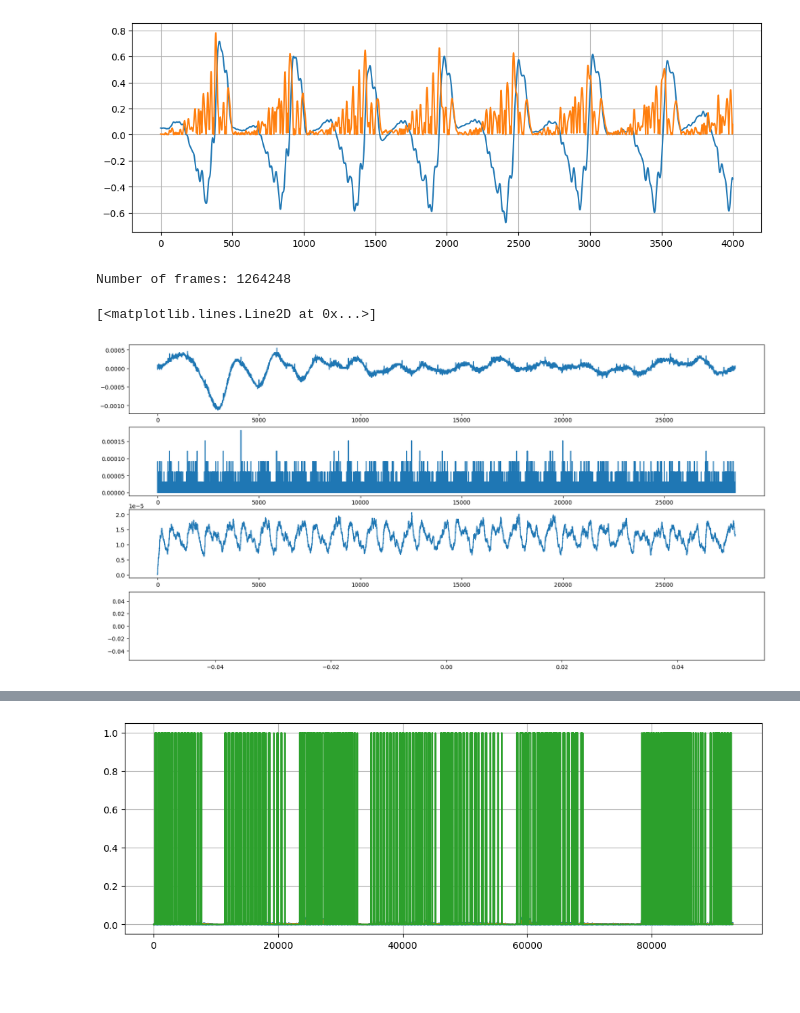
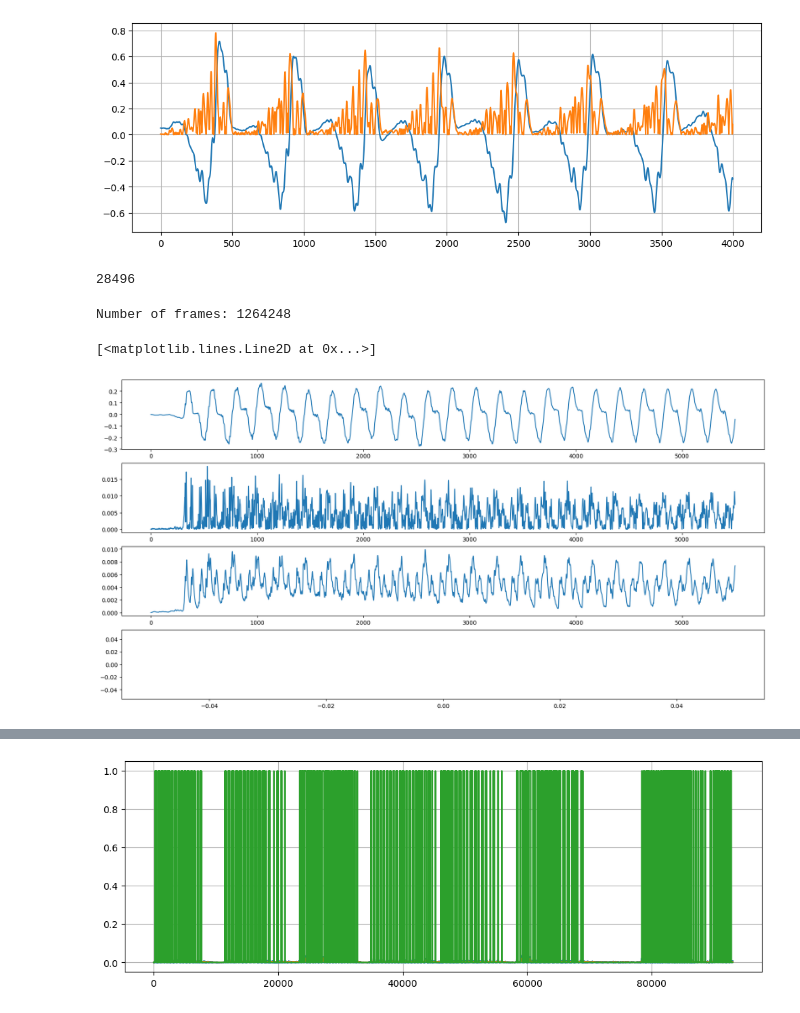
Before and after one commit to fletchjeff/prex_pedal, a Jupyter notebook: Prex Explorer.ipynb, the cells around one changed output, grey strips where cells are left out. Saved outputs shown, nothing was run; the diff lists cells and outputs as text; code cells hidden in the pictures; blank space fills up the shorter version.

Commit message:
Working plots

```diff
--- a/Prex Explorer.ipynb
+++ b/Prex Explorer.ipynb
@@ -37,6 +37,11 @@ def non_linear_transform(x,threshold=0.5):
         return x ** 1.5
     else:
         return x
+# %%
+attack_coeff=0.93
+release_coeff=0.93
+# %% [output]
+28496
 # %%
 wav_values = []
 wav_slope = []
@@ -44,12 +49,10 @@ wav_envelope = []
 wav_envelope_non_linear = []
 maxes = []
 
-wav_start = 5000000
+wav_start = 0
 wav_len = 160000
 
 slope_padding = 30
-attack_coeff=0.99
-release_coeff=0.99
 threshold=0.010
 
 last_max = 0
@@ -64,7 +67,7 @@ spf = wave.open("16bit/Recording.wav", "rb")
 no_of_frames = spf.getnframes()
 print(f"Number of frames: {no_of_frames}")
 signal = spf.readframes(no_of_frames)
-osc_bytes = signal[wav_start:wav_start+wav_len*2]
+osc_bytes = signal #[wav_start:wav_start+wav_len*2]
 #osc_bytes = signal[0:no_of_frames*2]
 
 osc_np = np.frombuffer(osc_bytes,dtype="int16")
@@ -80,42 +83,45 @@ min_peak_count = sample_rate / max_freq
 
 envelope = 0
 counter = 0
-for i in range(0, len(osc_np_norm)):
+start_point = 1048500
+end_point = 5500
+ranger = no_of_frames #10000000# len(osc_np_norm)
+for i in range(0, end_point):
 
     # Append the current value of the signal to the wav_values array
-    wav_values.append(osc_np_norm[i])
+    wav_values.append(osc_np_norm[i+start_point])
 
     # Calculate the slope of the signal from the difference between the current value to the previous value
     if i > 0:
-        wav_slope.append(abs(osc_np_norm[i] - osc_np_norm[i-1]))
+        wav_slope.append(abs(osc_np_norm[i+start_point] - osc_np_norm[i+start_point-1]))
         # if counter > min_peak_count:
         #     if (wav_slope[i] > current_max) and (wav_slope[i] > 0.01):
         #         current_max = wav_slope[i]
         #         maxes.append(current_max)
         #         counter = 0
         #     else:
         #         maxes.append(0)
         # counter += 1
     else:
         wav_slope.append(0)
 
     # Add the envelope value calculated in the last loop to the wav_envelope array
     wav_envelope.append(envelope)
 
     # Smooth the envelope by using the `slew` function
     envelope = slew(envelope, wav_slope[i],attack_coeff=attack_coeff, release_coeff=release_coeff)
 
     #Transform the envelope using the `non_linear_transform` function to try exagerate the peaks
     wav_envelope_non_linear.append(non_linear_transform(envelope,threshold=threshold))
     #print(f"{i}: {wav_values[i]} - {wav_slope[i]} - {wav_envelope[i]} - {wav_envelope_non_linear[i]}")
 
 fig, axs = plt.subplots(4,1,figsize=(20,10))
 axs[0].plot(wav_values)
 axs[1].plot(wav_slope)
 axs[2].plot(wav_envelope)
 axs[3].plot(maxes)
 #axs[3].plot(wav_envelope_non_linear)
 # %% [output]
 Number of frames: 1264248
 [<matplotlib.lines.Line2D at 0x...>]
-[figure, old version]
+[figure, new version]
```
Also changed, not shown: parts of 5 cells of this notebook.
